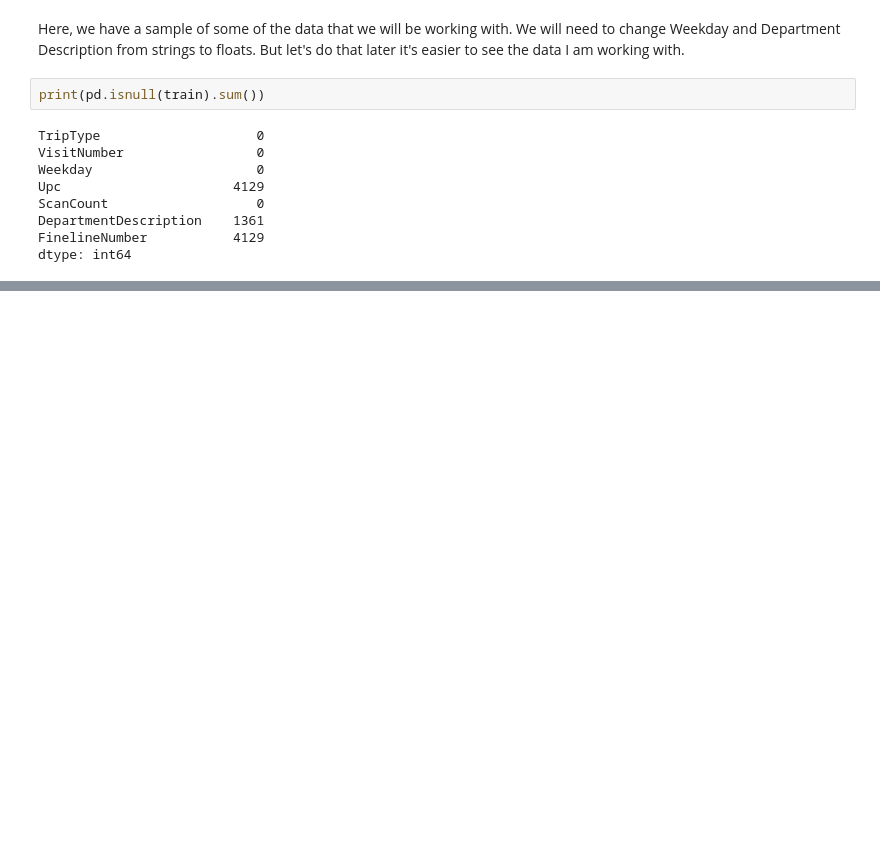
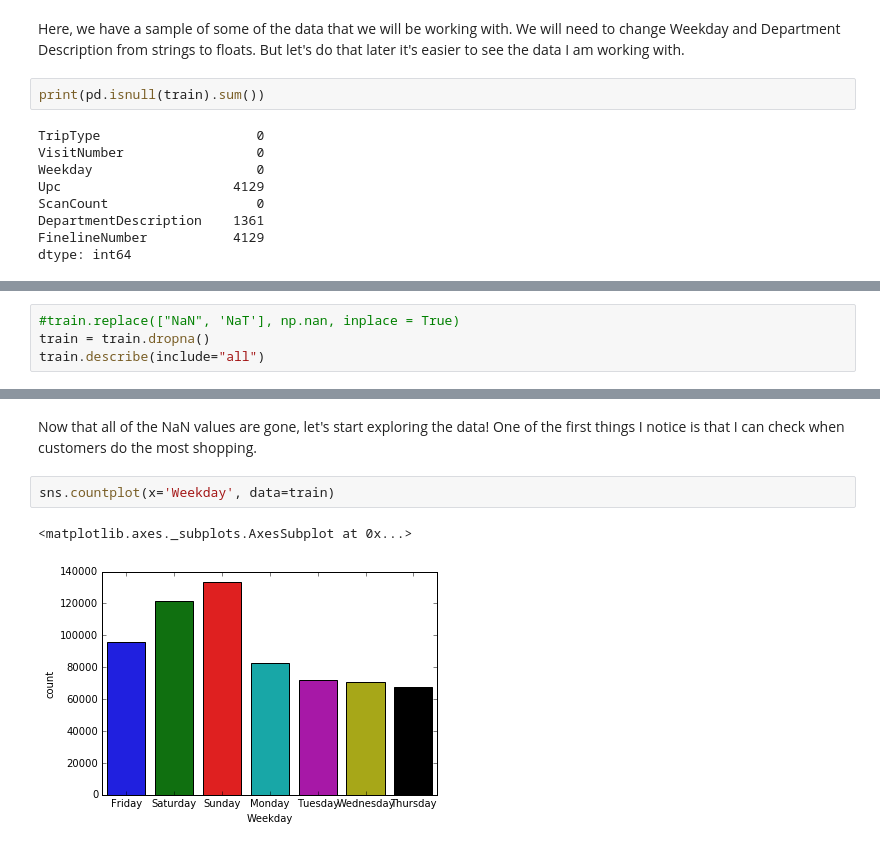
Before and after one commit to jeremyhan111/walmart_classification, a Jupyter notebook: Walmart Classification.ipynb, the cells around one changed output, grey strips where cells are left out. Saved outputs shown, nothing was run; the diff lists cells and outputs as text; blank space fills up the shorter version.

```diff
--- a/Walmart Classification.ipynb
+++ b/Walmart Classification.ipynb
@@ -111,0 +90,4 @@ train.loc[train.Upc.isnull()]
+# %%
+#train.replace(["NaN", 'NaT'], np.nan, inplace = True)
+train = train.dropna()
+train.describe(include="all")
@@ -122 +117,8 @@ FinelineNumber           4129
 dtype: int64
+# %% [markdown]
+Now that all of the NaN values are gone, let's start exploring the data! One of the first things I notice is that I can check when customers do the most shopping.
+# %%
+sns.countplot(x='Weekday', data=train)
+# %% [output]
+<matplotlib.axes._subplots.AxesSubplot at 0x...>
+[figure, added]
```
Also changed, not shown: parts of 35 cells of this notebook.
